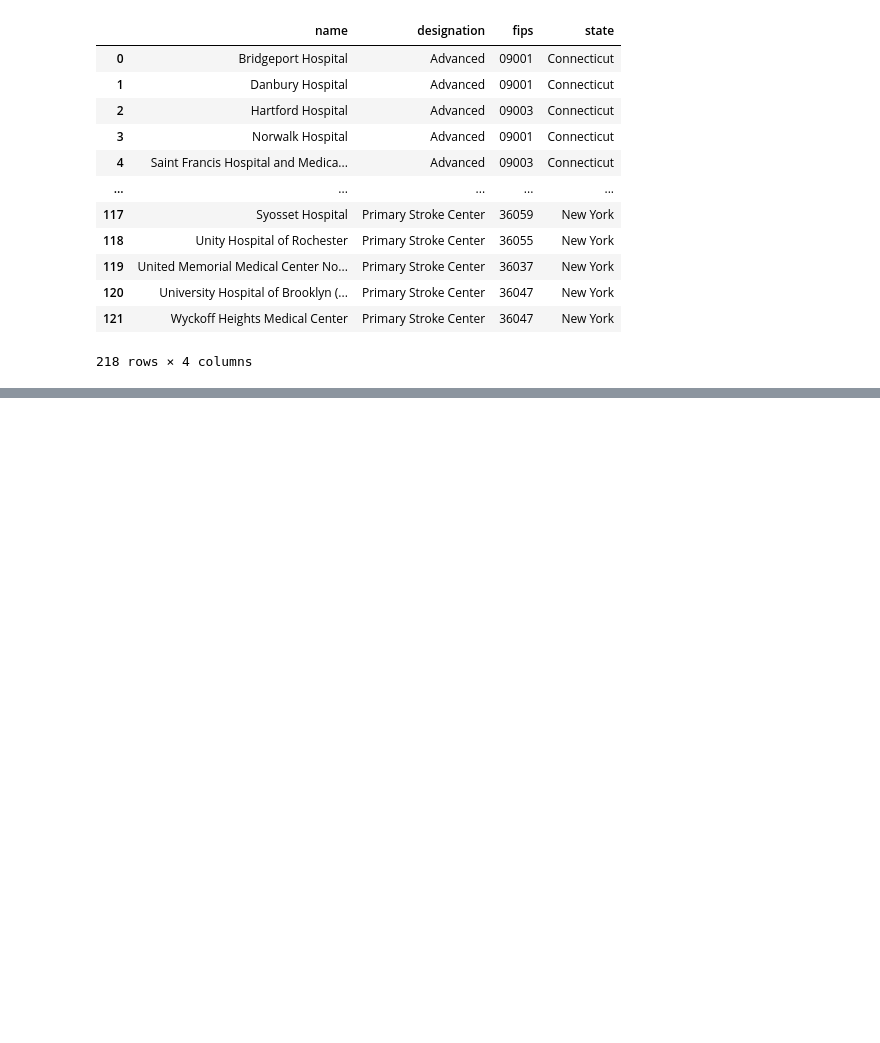
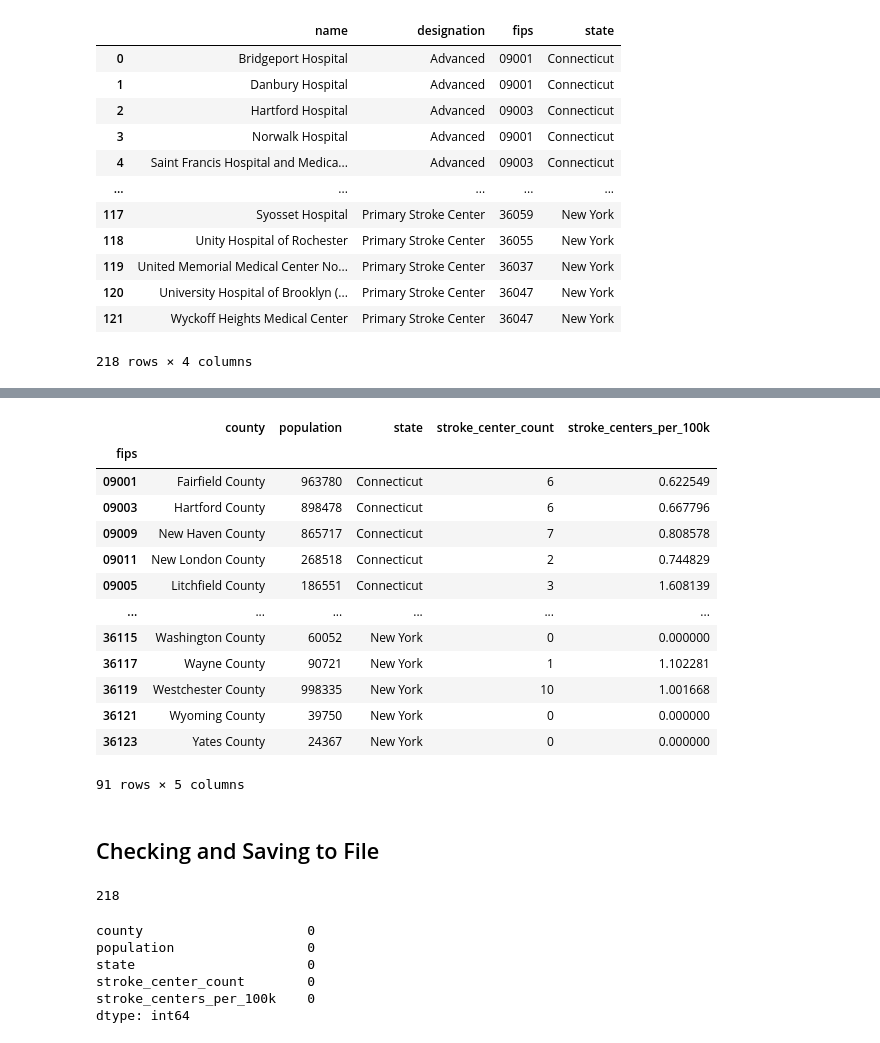
Before and after one commit to palism1/stroke-burden-index, a Jupyter notebook: data/scai_data/stroke_centers_per_100k.ipynb, the cells around one changed output, grey strips where cells are left out. Drawn from its saved outputs; the diff is of its cells as text; code cells hidden in the pictures; blank space fills up the shorter version.

Commit message:
uploaded stroke_centers_per_100k

```diff
--- a/notebooks/stroke_centers_per_100k.ipynb
+++ b/data/scai_data/stroke_centers_per_100k.ipynb
@@ -455,0 +475,3 @@ stroke_centers
+# %%
+fips_to_county['fips'] = fips_to_county['fips'].astype(str).str.zfill(5)
+fips_to_county
@@ -455,0 +507,2 @@ stroke_centers
+# %%
+stroke_centers = stroke_centers.drop(columns = ['designation'])
@@ -455,0 +525,16 @@ stroke_centers
+# %%
+# Zero-pad pop_all fips index
+pop_all.index = pop_all.index.astype(str).str.zfill(5)
+
+# Count stroke centers per fips
+stroke_counts = stroke_centers.groupby('fips').size().rename('stroke_center_count')
+
+# Build the final dataframe: one row per fips with county and population
+fips_info = stroke_centers[['fips', 'county']].drop_duplicates().set_index('fips')
+
+# Combine
+final = fips_info.join(stroke_counts)
+final['population'] = pop_all['population']
+final['stroke_centers_per_100k'] = (final['stroke_center_count'] / final['population']) * 100_000
+
+print(final)
@@ -455,0 +580,19 @@ stroke_centers
+# %%
+# Zero-pad pop_all fips index
+pop_all.index = pop_all.index.astype(str).str.zfill(5)
+
+# Count stroke centers per fips
+stroke_counts = stroke_centers.groupby('fips').size().rename('stroke_center_count')
+
+# Start from pop_all so all 91 counties are included
+final = pop_all[['county', 'population', 'state']].copy()
+
+# Join counts (counties with no centers will get NaN, fill with 0)
+final = final.join(stroke_counts)
+final['stroke_center_count'] = final['stroke_center_count'].fillna(0).astype(int)
+
+# Calculate rate
+final['stroke_centers_per_100k'] = (final['stroke_center_count'] / final['population']) * 100_000
+
+print(final.shape)
+print(final)
@@ -455,0 +617,32 @@ stroke_centers
+# %%
+final
+# %% [output]
+|  | county | population | state | stroke_center_count | stroke_centers_per_100k |
+| fips |  |  |  |  |  |
+| 09001 | Fairfield County | 963780 | Connecticut | 6 | 0.622549 |
+| 09003 | Hartford County | 898478 | Connecticut | 6 | 0.667796 |
+| 09009 | New Haven County | 865717 | Connecticut | 7 | 0.808578 |
+| 09011 | New London County | 268518 | Connecticut | 2 | 0.744829 |
+| 09005 | Litchfield County | 186551 | Connecticut | 3 | 1.608139 |
+| ... | ... | ... | ... | ... | ... |
+| 36115 | Washington County | 60052 | New York | 0 | 0.000000 |
+| 36117 | Wayne County | 90721 | New York | 1 | 1.102281 |
+| 36119 | Westchester County | 998335 | New York | 10 | 1.001668 |
+| 36121 | Wyoming County | 39750 | New York | 0 | 0.000000 |
+| 36123 | Yates County | 24367 | New York | 0 | 0.000000 |
+91 rows × 5 columns
+# %% [markdown]
+## Checking and Saving to File
+# %%
+print(final['stroke_center_count'].sum())
+# %% [output]
+218
+# %%
+print(final.isna().sum())
+# %% [output]
+county                     0
+population                 0
+state                      0
+stroke_center_count        0
+stroke_centers_per_100k    0
+dtype: int64
```
Also changed, not shown: parts of 16 cells of this notebook, 2 other files.
